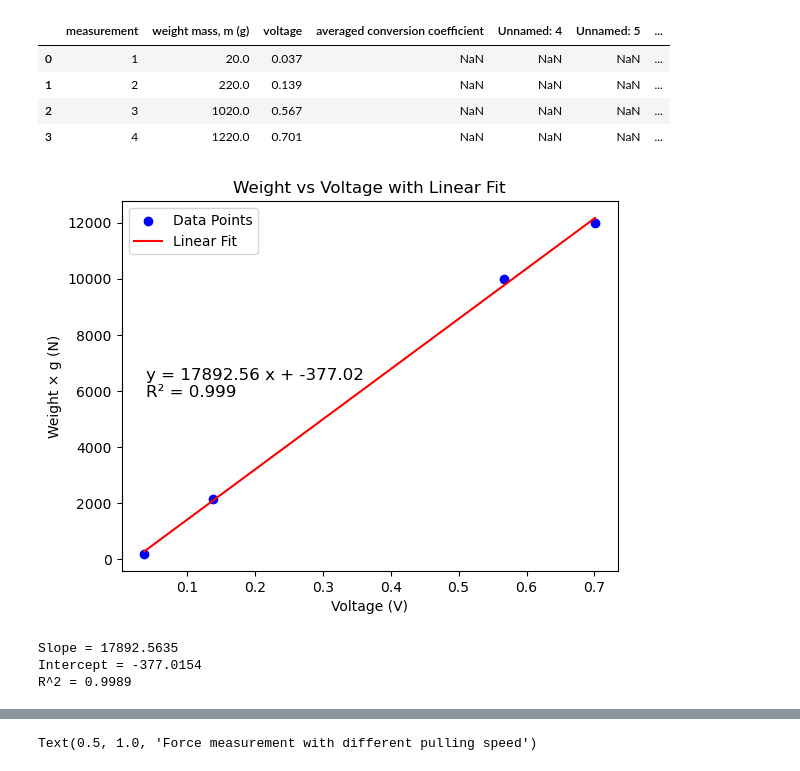
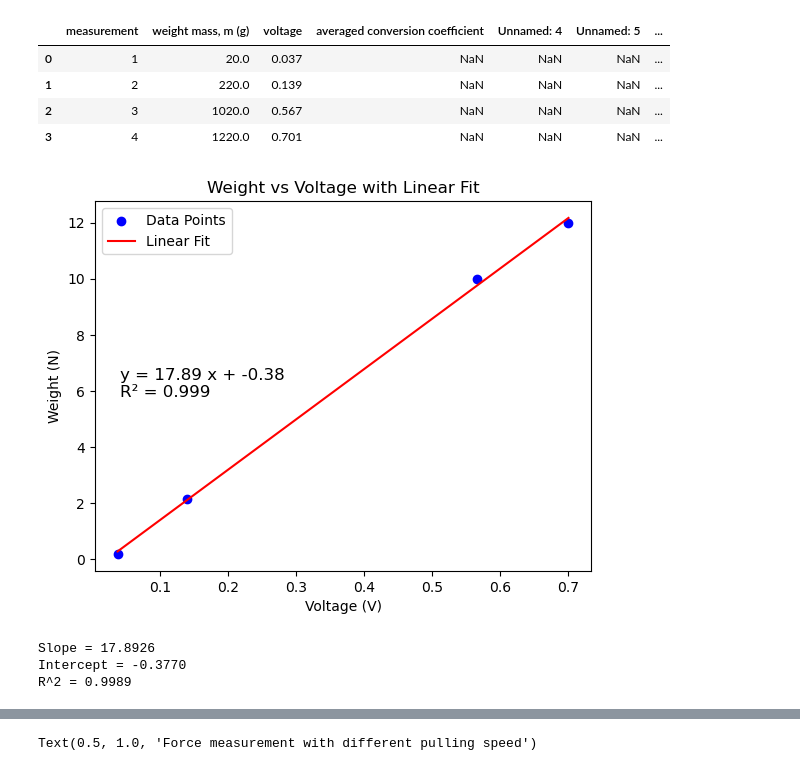
Before and after one commit to Undertaker-86/elec_343, a Jupyter notebook: data_analysis.ipynb, the cells around one changed output, grey strips where cells are left out. Cells and saved outputs as stored; diff of their text form; code cells hidden in the pictures.

```diff
--- a/data_analysis.ipynb
+++ b/data_analysis.ipynb
@@ -117,7 +117,7 @@ from sklearn.metrics import r2_score
 # x: Voltage
 # y: Weight mass (g) * g (9.81) = Force in Newtons
 x = filtered["voltage"].values
-y = filtered["weight mass, m (g)"].values * 9.81
+y = filtered["weight mass, m (g)"].values * 9.81e-3
 
 # 1. Linear fit using polyfit (degree = 1)
 slope, intercept = np.polyfit(x, y, 1)
@@ -134,36 +134,36 @@ plt.scatter(x, y, label="Data Points", color="blue")
 # Sort x for a nice line
 x_sorted = np.sort(x)
 y_fit = slope * x_sorted + intercept
 
 # 5. Plot the fitted line
 plt.plot(x_sorted, y_fit, label="Linear Fit", color="red")
 
 # 6. Display the equation and R² on the plot
 eq_text = f"y = {slope:.2f} x + {intercept:.2f}\nR² = {r2:.3f}"
 plt.text(
     0.05,      # x-position in figure coordinates (0=left, 1=right)
     0.55,      # y-position in figure coordinates (0=bottom, 1=top)
     eq_text,
     transform=plt.gca().transAxes,  # Place text relative to axes
     fontsize=12,
     verticalalignment='top'         # Align text at the top
 )
 
 # Labels and legend
 plt.xlabel("Voltage (V)")
-plt.ylabel("Weight × g (N)")
+plt.ylabel("Weight (N)")
 plt.title("Weight vs Voltage with Linear Fit")
 plt.legend()
 plt.savefig("Force calibration.png", dpi=500)
 plt.show()
 
 # Print to console if desired
 print(f"Slope = {slope:.4f}")
 print(f"Intercept = {intercept:.4f}")
 print(f"R^2 = {r2:.4f}")
 # %% [output]
-[figure, old version]
+[figure, new version]
-Slope = 17892.5635
-Intercept = -377.0154
+Slope = 17.8926
+Intercept = -0.3770
 R^2 = 0.9989
 # %%
```
Also changed, not shown: parts of 8 cells of this notebook, 1 other file.
